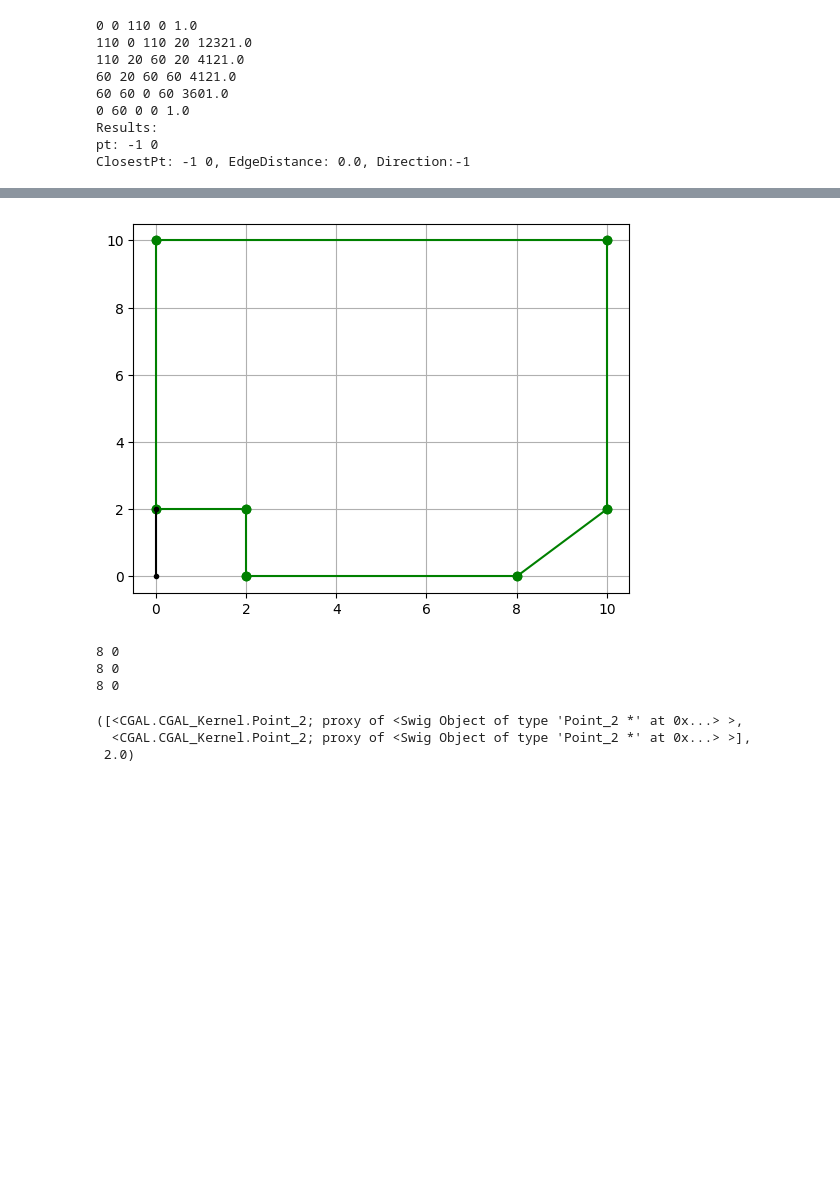
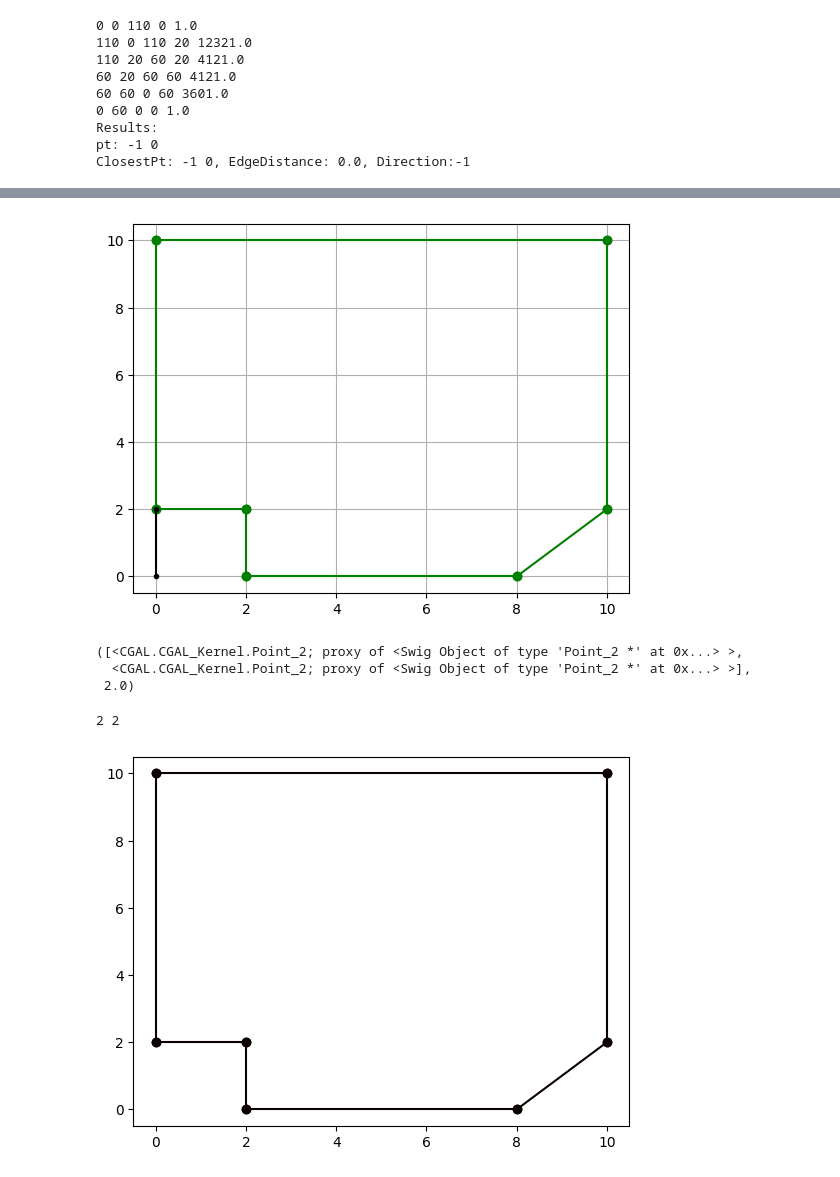
Before and after one commit to dringakn/ROSExamples, a Jupyter notebook: script/cgal_playground.ipynb, the cells around one changed output, grey strips where cells are left out. Drawn from its saved outputs; the diff is of its cells as text; code cells hidden in the pictures; blank space fills up the shorter version.

```diff
--- a/script/cgal_playground.ipynb
+++ b/script/cgal_playground.ipynb
@@ -918,18 +927,8 @@ plot_cgal_line2(l4, ax=plt.gca(), params="-k.")
 # plot_cgal_line2(Line_2(Point_2(ORIGIN), Direction_2(2,10)), ax=plt.gca(), params="-k.") # Horizontal line
 plt.grid('both')
 plt.show()
-
-# pts = find_intersections(pg4, l4, False)
-# for pt in pts:
-    # print(pt)
-
-for dir in get_all_sweepable_edge_directions(pg4):
-    print(find_south(pg4, Line_2(Point_2(ORIGIN), dir)).next())
 # %% [output]
 [figure]
-8 0
-8 0
-8 0
 # %%
 yvalue = 60
 xvalue = 110
@@ -952,3 +951,14 @@ vertices_between_segments(pg5, ls1, ls2)
 ([<CGAL.CGAL_Kernel.Point_2; proxy of <Swig Object of type 'Point_2 *' at 0x...> >,
   <CGAL.CGAL_Kernel.Point_2; proxy of <Swig Object of type 'Point_2 *' at 0x...> >],
  2.0)
+# %%
+start = Point_2(4,0)
+goal = Point_2(1,2)
+plot_vis_graph(g, plt.gca())
+# plot_vis_graph_visibile(g, vg.Point(1,2), plt.gca())
+res, wps = calculate_shortest_path(g, start, goal)
+for t in wps[1:-1]:
+    print(t)
+# %% [output]
+2 2
+[figure, added]
```
Also changed, not shown: parts of 2 cells of this notebook.
